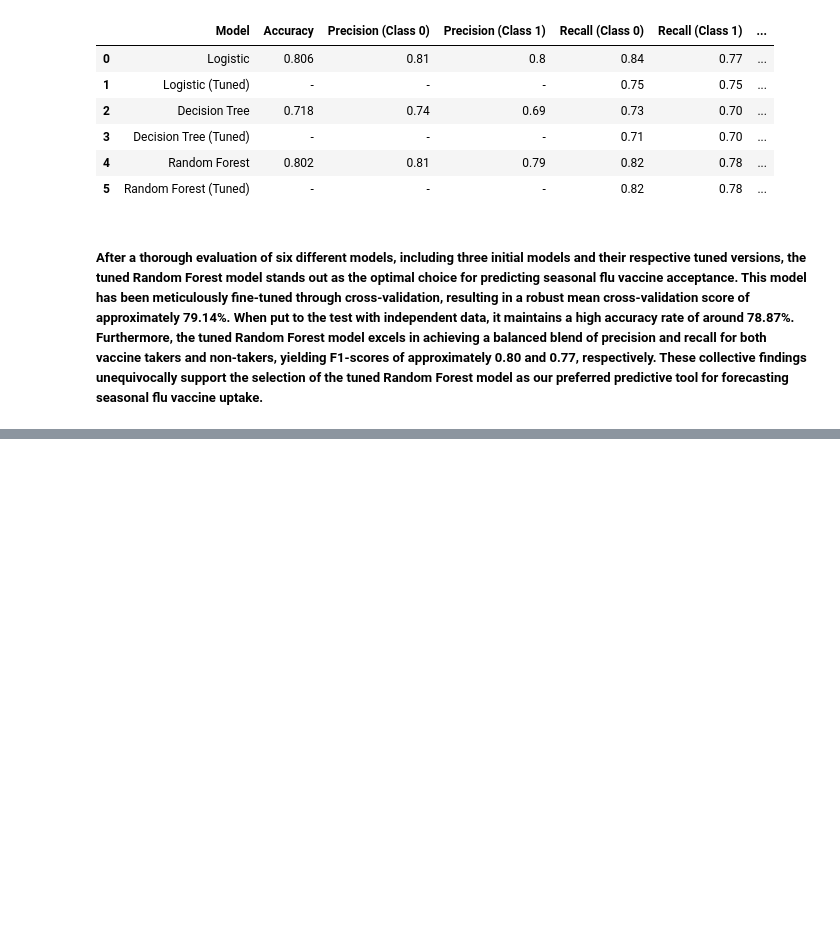
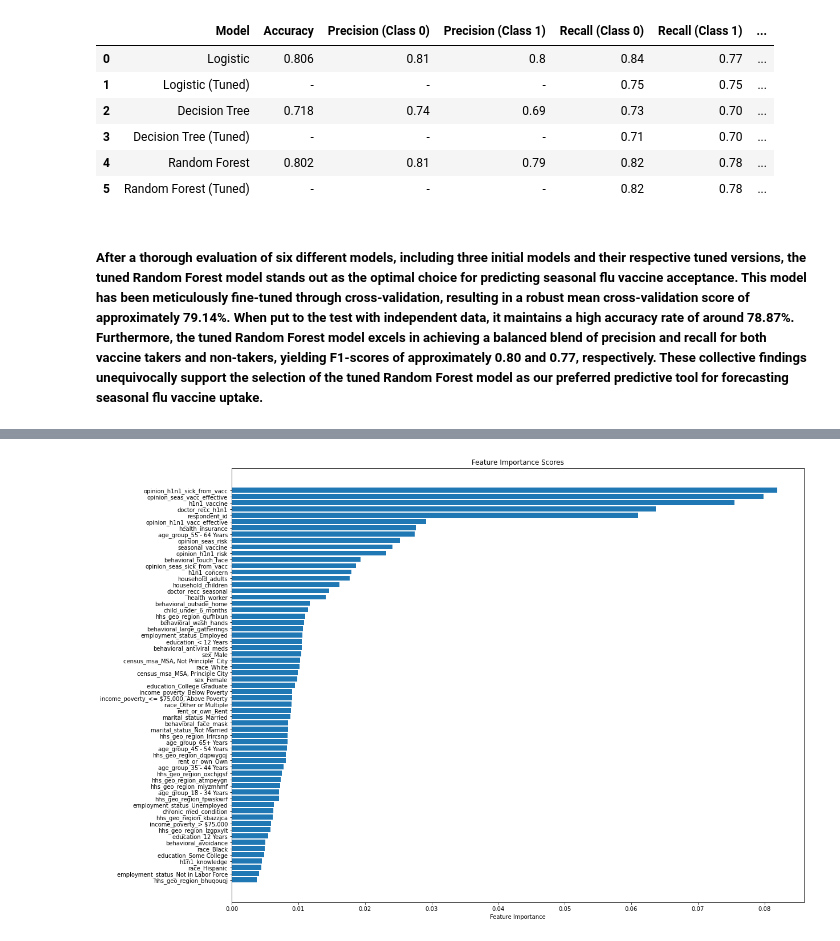
Before and after one commit to pmjustafort/flushotlearning, a Jupyter notebook: paul_scratch.ipynb, the cells around one changed output, grey strips where cells are left out. Cells and saved outputs as stored; diff of their text form; code cells hidden in the pictures; blank space fills up the shorter version.

Commit message:
adding top features data frame an update in scratc

```diff
--- a/paul_scratch.ipynb
+++ b/paul_scratch.ipynb
@@ -545,3 +552,15 @@ models_results
 | 5 | Random Forest (Tuned) | - | - | - | 0.82 | 0.78 | ... |
 # %% [markdown]
 ##### After a thorough evaluation of six different models, including three initial models and their respective tuned versions, the tuned Random Forest model stands out as the optimal choice for predicting seasonal flu vaccine acceptance. This model has been meticulously fine-tuned through cross-validation, resulting in a robust mean cross-validation score of approximately 79.14%. When put to the test with independent data, it maintains a high accuracy rate of around 78.87%. Furthermore, the tuned Random Forest model excels in achieving a balanced blend of precision and recall for both vaccine takers and non-takers, yielding F1-scores of approximately 0.80 and 0.77, respectively. These collective findings unequivocally support the selection of the tuned Random Forest model as our preferred predictive tool for forecasting seasonal flu vaccine uptake.
+# %%
+from sklearn.ensemble import RandomForestClassifier
+
+# Creating a random forest classifier
+clf = RandomForestClassifier()
+
+# Fitting the model to your data
+clf.fit(X_train, y_train)
+
+# Getting feature importances score
+feature_importances = clf.feature_importances_
+feature_importances
@@ -547,0 +581,3 @@ models_results
+# %%
+feature_names = train.columns.tolist()
+feature_names
@@ -547,0 +602,16 @@ models_results
+# %%
+# Sorting the feature importances and feature names by importance score
+sorted_indices = np.argsort(feature_importances)[::-1]
+sorted_importances = feature_importances[sorted_indices]
+sorted_feature_names = [feature_names[i] for i in sorted_indices]
+
+# Create a bar chart
+plt.figure(figsize=(18, 14))
+plt.barh(range(len(sorted_feature_names)), sorted_importances, align='center')
+plt.yticks(range(len(sorted_feature_names)), sorted_feature_names)
+plt.xlabel('Feature Importance')
+plt.title('Feature Importance Scores')
+plt.gca().invert_yaxis()
+plt.show()
+# %% [output]
+[figure, added]
```
Also changed, not shown: parts of 8 cells of this notebook, 3 other files.
